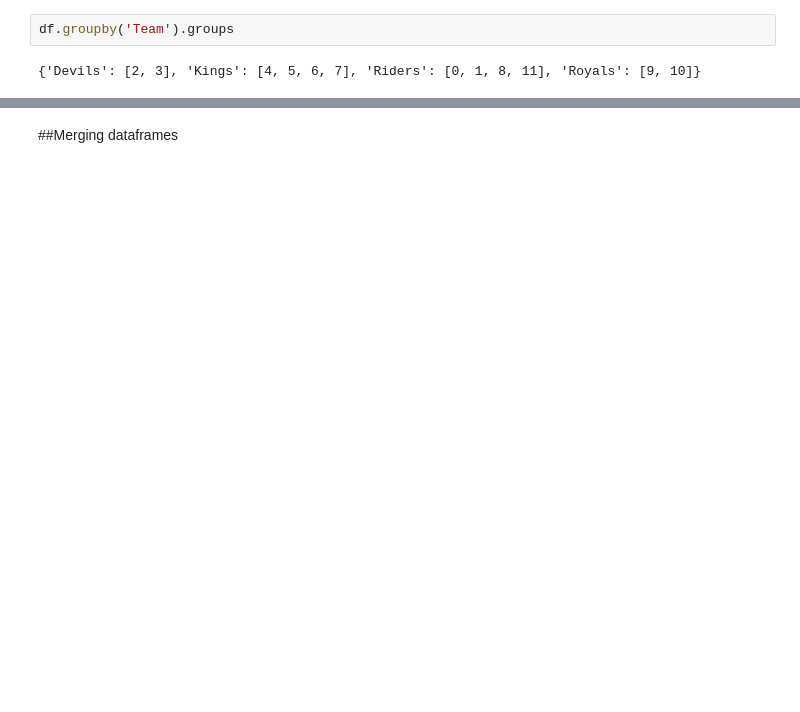
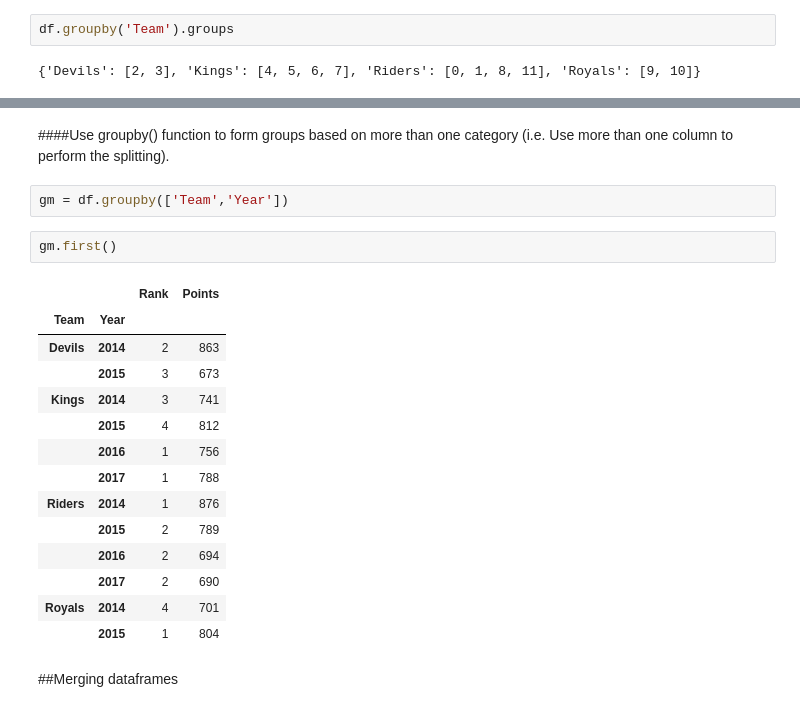
Before and after one commit to bhargav23/AI, a Jupyter notebook: Lab/APPLAB.ipynb, the cells around one changed output, grey strips where cells are left out. Saved outputs shown, nothing was run; the diff lists cells and outputs as text; blank space fills up the shorter version.

```diff
--- a/Lab/APPLAB.ipynb
+++ b/Lab/APPLAB.ipynb
@@ -1058,2 +1143,23 @@ df.groupby('Team').groups
+# %% [markdown]
+####Use groupby() function to form groups based on more than one category (i.e. Use more than one column to perform the splitting).
+# %%
+gm = df.groupby(['Team','Year'])
+# %%
+gm.first()
+# %% [output]
+|  |  | Rank | Points |
+| Team | Year |  |  |
+| Devils | 2014 | 2 | 863 |
+|  | 2015 | 3 | 673 |
+| Kings | 2014 | 3 | 741 |
+|  | 2015 | 4 | 812 |
+|  | 2016 | 1 | 756 |
+|  | 2017 | 1 | 788 |
+| Riders | 2014 | 1 | 876 |
+|  | 2015 | 2 | 789 |
+|  | 2016 | 2 | 694 |
+|  | 2017 | 2 | 690 |
+| Royals | 2014 | 4 | 701 |
+|  | 2015 | 1 | 804 |
 # %% [markdown]
 ##Merging dataframes
```
Also changed, not shown: parts of 12 cells of this notebook.
